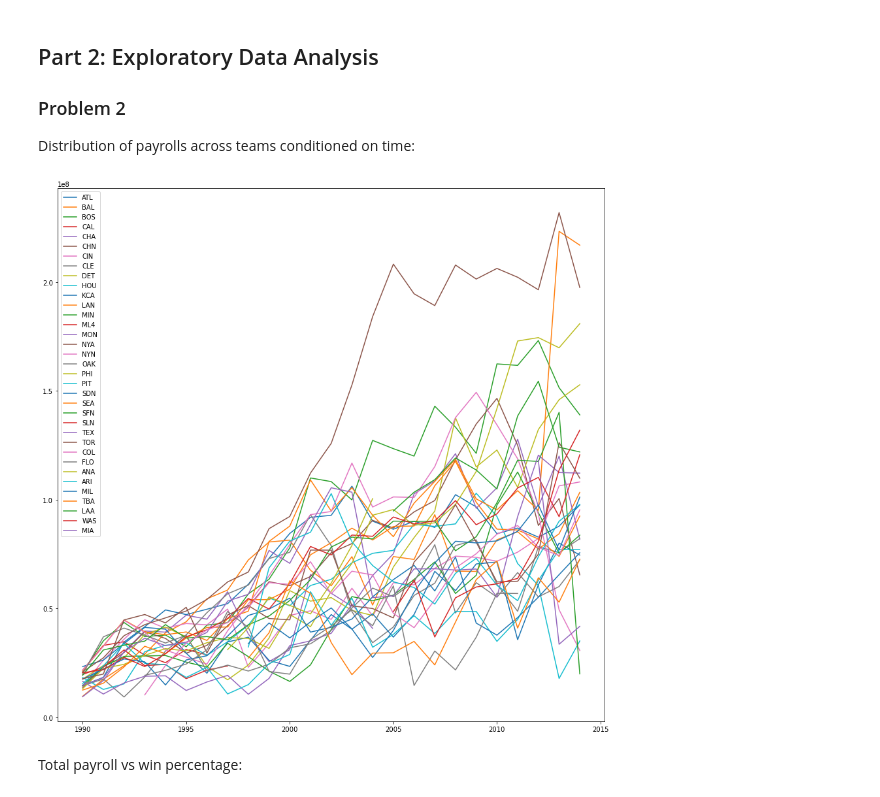
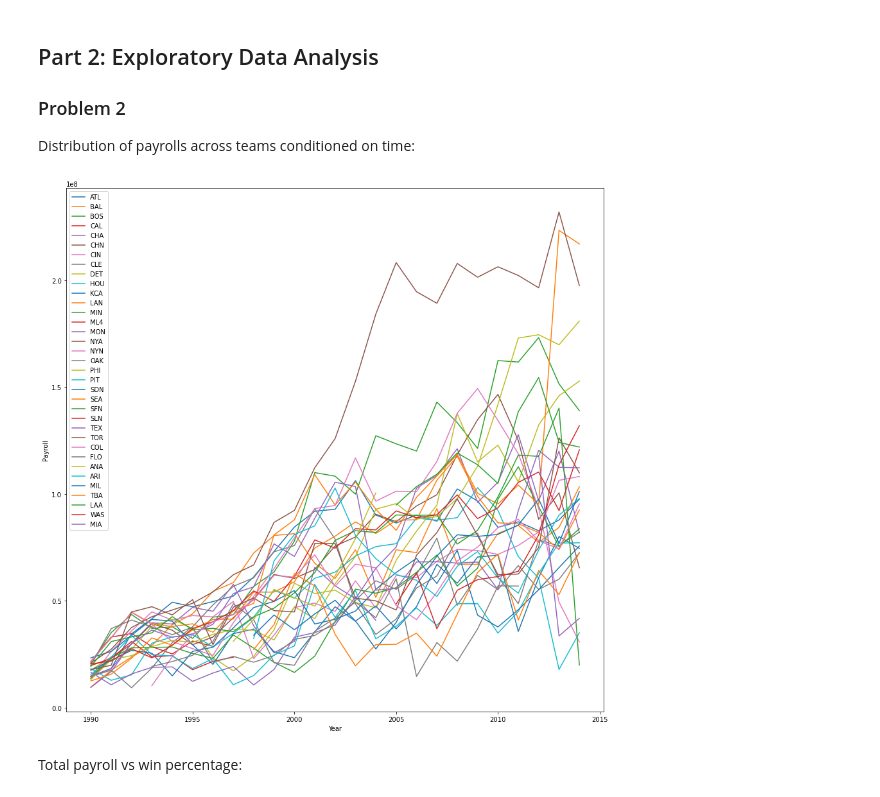
Before and after one commit to NickOuellet/Moneyball, a Jupyter notebook: Project 2 Moneyball.ipynb, the cells around one changed output. Saved outputs shown, nothing was run; the diff lists cells and outputs as text; code cells hidden in the pictures.

```diff
--- a/Project 2 Moneyball.ipynb
+++ b/Project 2 Moneyball.ipynb
@@ -98,10 +98,12 @@ Distribution of payrolls across teams conditioned on time:
 # %%
 plt.figure(figsize=(15,15))
 for team in relation["teamID"].unique():
     plt.plot(relation[relation.teamID == team]["yearID"],relation[relation.teamID == team]["payroll"], label = team)
     plt.legend()
+    plt.xlabel("Year")
+    plt.ylabel("Payroll")
 # %% [output]
-[figure, old version]
+[figure, new version]
 # %% [markdown]
 Total payroll vs win percentage:
 # %%
```
Also changed, not shown: parts of 8 cells of this notebook.
